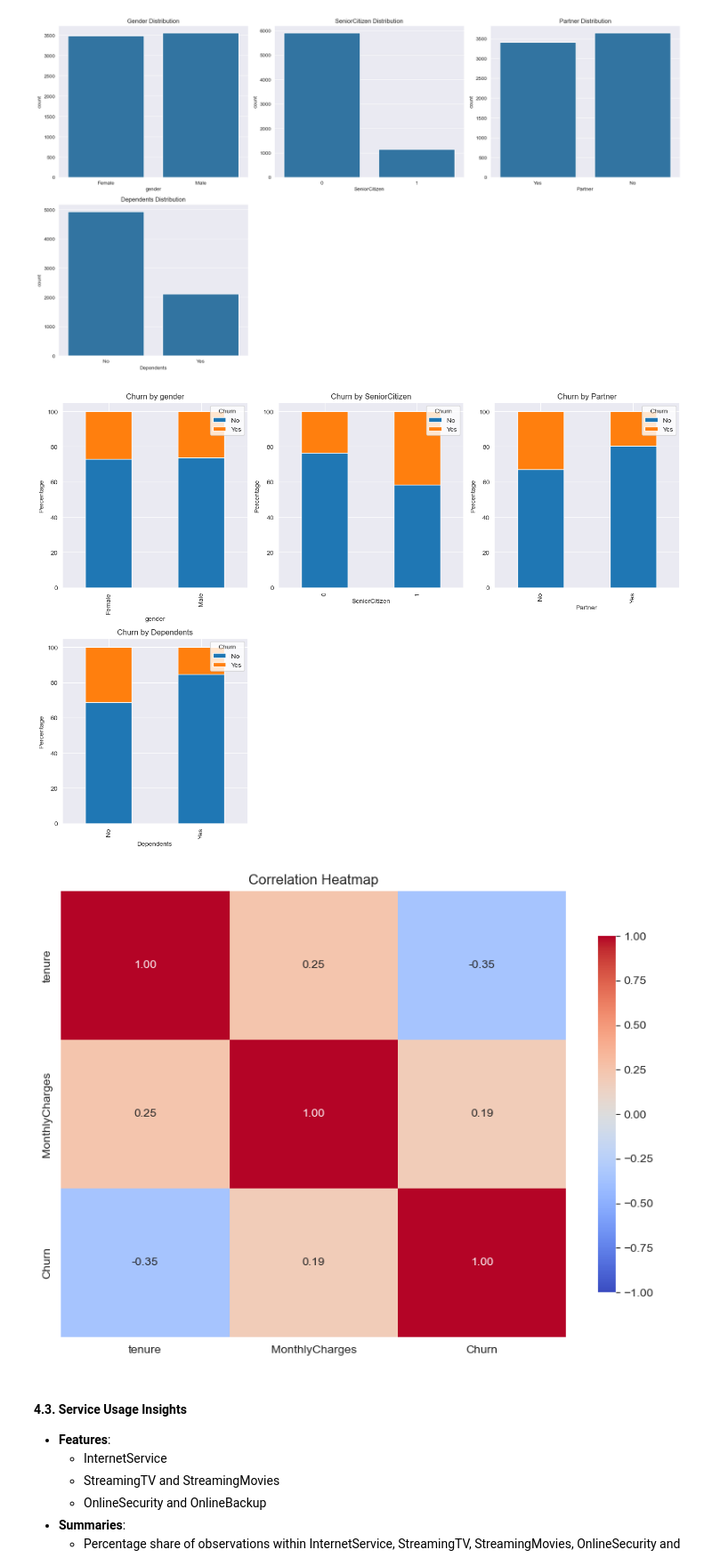
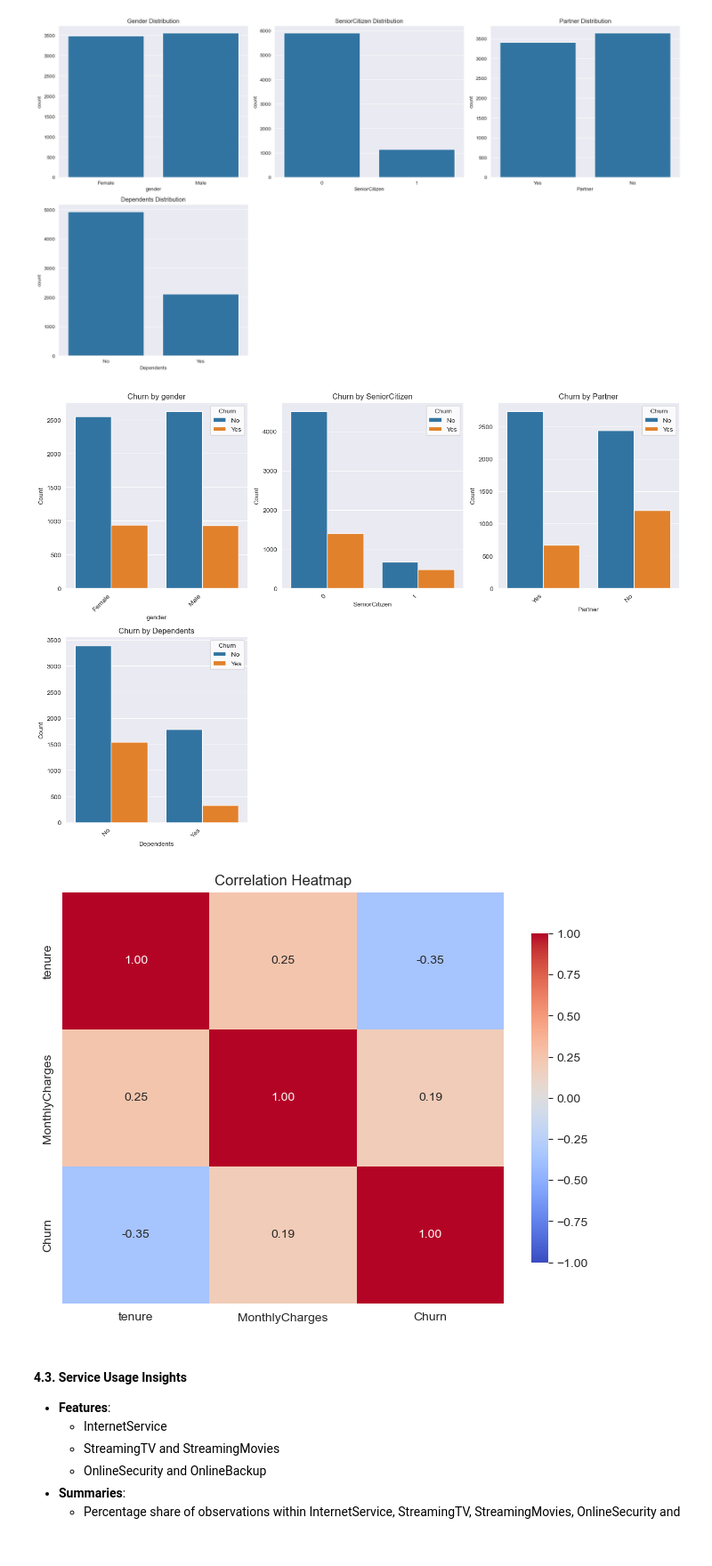
Before and after one commit to makina0928/Data-Science-Project, a Jupyter notebook: notebooks/EDA_Notebook.ipynb, the cells around one changed output. Shown: that part at 89% size. Saved outputs shown, nothing was run; the diff lists cells and outputs as text; code cells hidden in the pictures.

```diff
--- a/notebooks/EDA_Notebook.ipynb
+++ b/notebooks/EDA_Notebook.ipynb
@@ -555,60 +519,44 @@ plt.show()
 # %%
 # Stacked Bar Chart: Churn by Gender, SeniorCitizen, partner, and Dependents.
 
-# Helper function to create stacked bar chart
-def stacked_bar_chart(data, column, ax):
-    crosstab = pd.crosstab(data[column], data['Churn'], normalize='index') * 100
-    crosstab.plot(kind='bar', stacked=True, ax=ax, color=['#1f77b4', '#ff7f0e'])
-    ax.set_title(f'Churn by {column}')
-    ax.set_ylabel('Percentage')
-    ax.legend(title='Churn', loc='upper right')
-
 # Create the figure and subplots
-fig, axes = plt.subplots(2, 3, figsize=(14, 10))  # 2 rows, 2 columns
+fig, axes = plt.subplots(2, 3, figsize=(14, 10))  # 2 rows, 3 columns
 sns.set_style("whitegrid")
 
 # Flatten axes for single index access
 axes = axes.flatten()
 
-# Plot stacked bar charts
-stacked_bar_chart(df, 'gender', axes[0])
-stacked_bar_chart(df, 'SeniorCitizen', axes[1])
-stacked_bar_chart(df, 'Partner', axes[2])
-stacked_bar_chart(df, 'Dependents', axes[3])
+# Specify the columns for plotting
+columns = ['gender', 'SeniorCitizen', 'Partner', 'Dependents']
+target_column = 'Churn'  # The target column can be set dynamically
+
+# Plot side-by-side bar charts for each column
+for i, column in enumerate(columns):
+    count_bar_plot_with_legend(df, column, target_column, axes[i])
 
 # Hide the unused subplots
-for i in range(4, 6):
+for i in range(len(columns), 6):
     axes[i].axis('off')
 
 # Adjust layout
 plt.tight_layout()
 plt.show()
 # %% [output]
-[figure, old version]
+[figure, new version]
 # %%
 # Heatmap: Correlation between tenure, MonthlyCharges, and Churn.
 
 # Convert 'Churn' to numeric for correlation (1 for 'Yes', 0 for 'No')
 df['Churn'] = df['Churn'].map({'Yes': 1, 'No': 0})
-
-# Helper function to plot heatmap
-def plot_heatmap(data, columns, ax, cmap='coolwarm'):
-    correlation_matrix = data[columns].corr()  # Calculate the correlation matrix
-    sns.heatmap(correlation_matrix, annot=True, cmap=cmap, fmt='.2f', ax=ax, vmin=-1, vmax=1, center=0, cbar_kws={"shrink": 0.8})
-    ax.set_title('Correlation Heatmap')
 
 # Create the figure and subplots
 fig, axes = plt.subplots(1, 1, figsize=(8, 6))  # 1 row, 1 column
 sns.set_style("darkgrid")
 
 # Plot heatmap using the helper function
 plot_heatmap(df, ['tenure', 'MonthlyCharges', 'Churn'], axes)
-
-# Adjust layout
-plt.tight_layout()
-plt.show()
 # %% [output]
-[figure, old version]
+[figure, new version]
 # %% [markdown]
 #### **4.3. Service Usage Insights**
    - **Features**:
```
Also changed, not shown: parts of 14 cells of this notebook, 1 other file.
